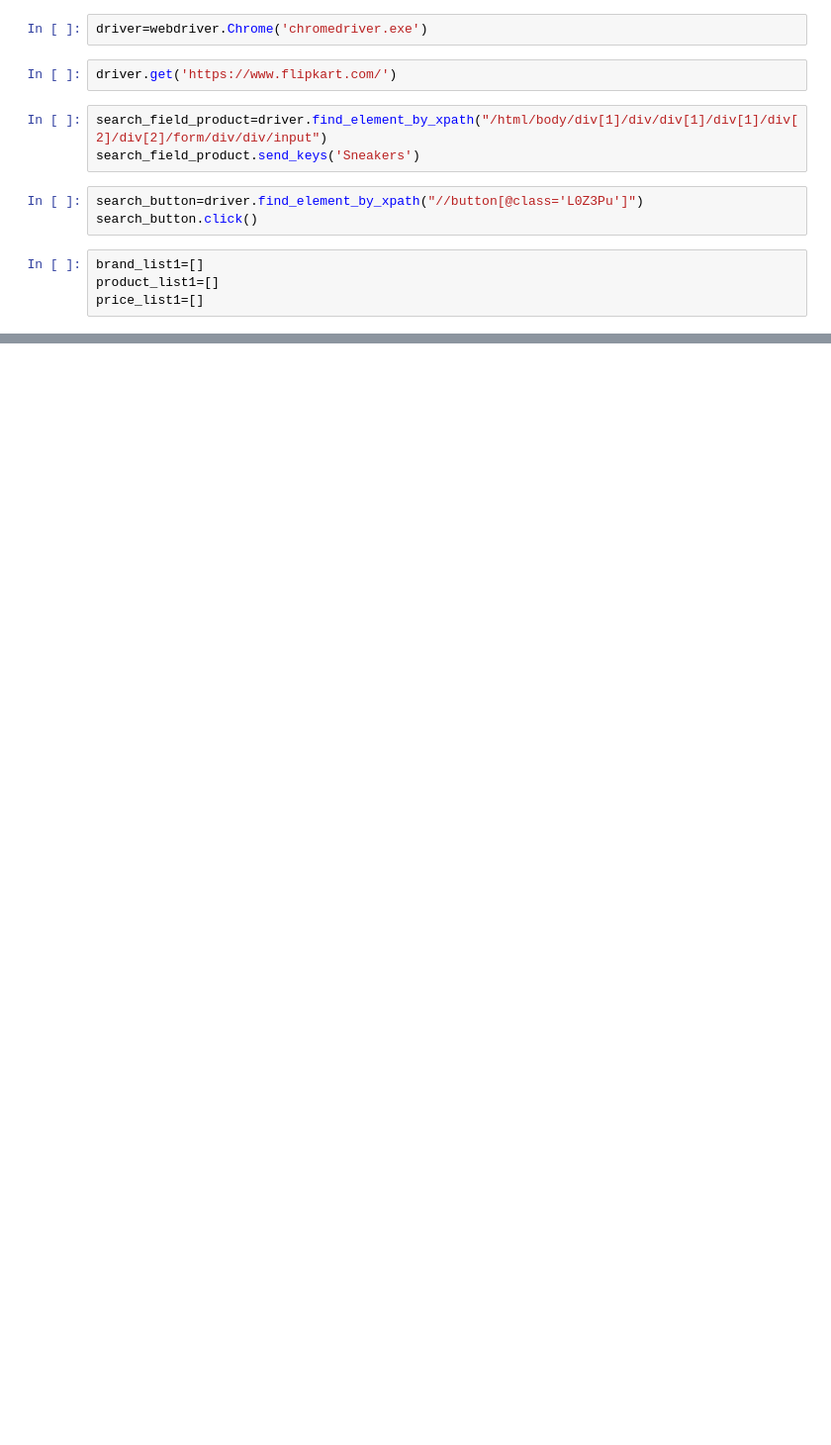
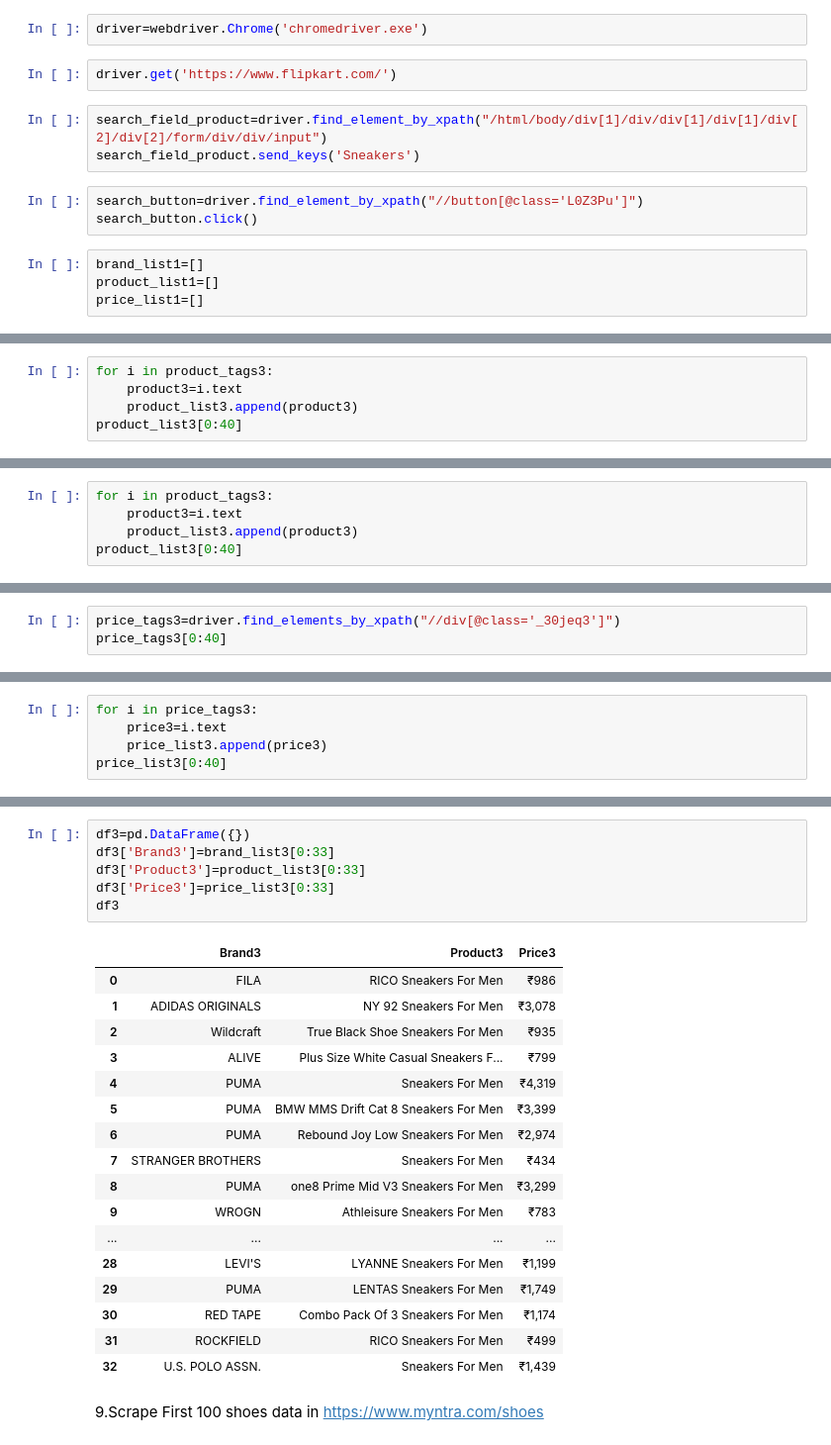
Before and after one commit to shanuareddy/WEB-SCRAPING-ASSIGNMENT-2, a Jupyter notebook: WEB SCRAPING – ASSIGNMENT 2-checkpoint.ipynb, the cells around one changed output, grey strips where cells are left out. Shown: that part at 99% size. Cells and saved outputs as stored; diff of their text form; blank space fills up the shorter version.

```diff
--- a/WEB SCRAPING – ASSIGNMENT 2-checkpoint.ipynb
+++ b/WEB SCRAPING – ASSIGNMENT 2-checkpoint.ipynb
@@ -2014,0 +1352,5 @@ brand_list1[0:40]
+# %%
+for i in product_tags3:
+    product3=i.text
+    product_list3.append(product3)
+product_list3[0:40]
@@ -2014,0 +1396,5 @@ brand_list1[0:40]
+# %%
+for i in product_tags3:
+    product3=i.text
+    product_list3.append(product3)
+product_list3[0:40]
@@ -2014,0 +1419,3 @@ brand_list1[0:40]
+# %%
+price_tags3=driver.find_elements_by_xpath("//div[@class='_30jeq3']")
+price_tags3[0:40]
@@ -2014,0 +1440,5 @@ brand_list1[0:40]
+# %%
+for i in price_tags3:
+    price3=i.text
+    price_list3.append(price3)
+price_list3[0:40]
@@ -2014,0 +1463,26 @@ brand_list1[0:40]
+# %%
+df3=pd.DataFrame({})
+df3['Brand3']=brand_list3[0:33]
+df3['Product3']=product_list3[0:33]
+df3['Price3']=price_list3[0:33]
+df3
+# %% [output]
+|  | Brand3 | Product3 | Price3 |
+| 0 | FILA | RICO Sneakers For Men | ₹986 |
+| 1 | ADIDAS ORIGINALS | NY 92 Sneakers For Men | ₹3,078 |
+| 2 | Wildcraft | True Black Shoe Sneakers For Men | ₹935 |
+| 3 | ALIVE | Plus Size White Casual Sneakers F... | ₹799 |
+| 4 | PUMA | Sneakers For Men | ₹4,319 |
+| 5 | PUMA | BMW MMS Drift Cat 8 Sneakers For Men | ₹3,399 |
+| 6 | PUMA | Rebound Joy Low Sneakers For Men | ₹2,974 |
+| 7 | STRANGER BROTHERS | Sneakers For Men | ₹434 |
+| 8 | PUMA | one8 Prime Mid V3 Sneakers For Men | ₹3,299 |
+| 9 | WROGN | Athleisure Sneakers For Men | ₹783 |
+| ... | ... | ... | ... |
+| 28 | LEVI'S | LYANNE Sneakers For Men | ₹1,199 |
+| 29 | PUMA | LENTAS Sneakers For Men | ₹1,749 |
+| 30 | RED TAPE | Combo Pack Of 3 Sneakers For Men | ₹1,174 |
+| 31 | ROCKFIELD | RICO Sneakers For Men | ₹499 |
+| 32 | U.S. POLO ASSN. | Sneakers For Men | ₹1,439 |
+# %% [markdown]
+9.Scrape First 100 shoes data in https://www.myntra.com/shoes
```
Also changed, not shown: parts of 145 cells of this notebook.
